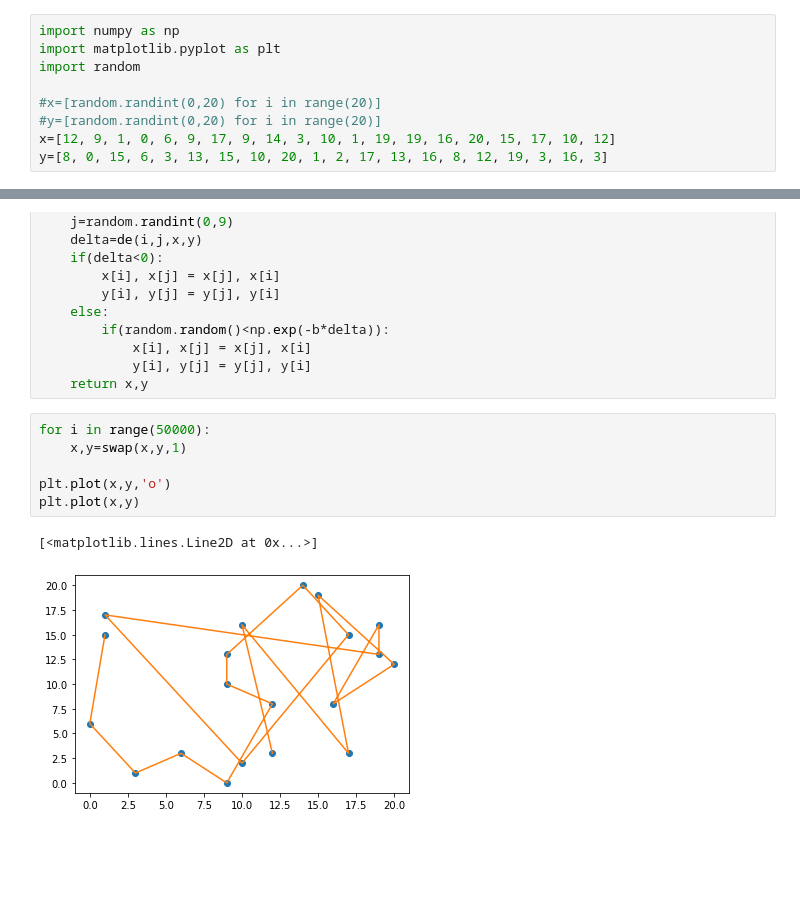
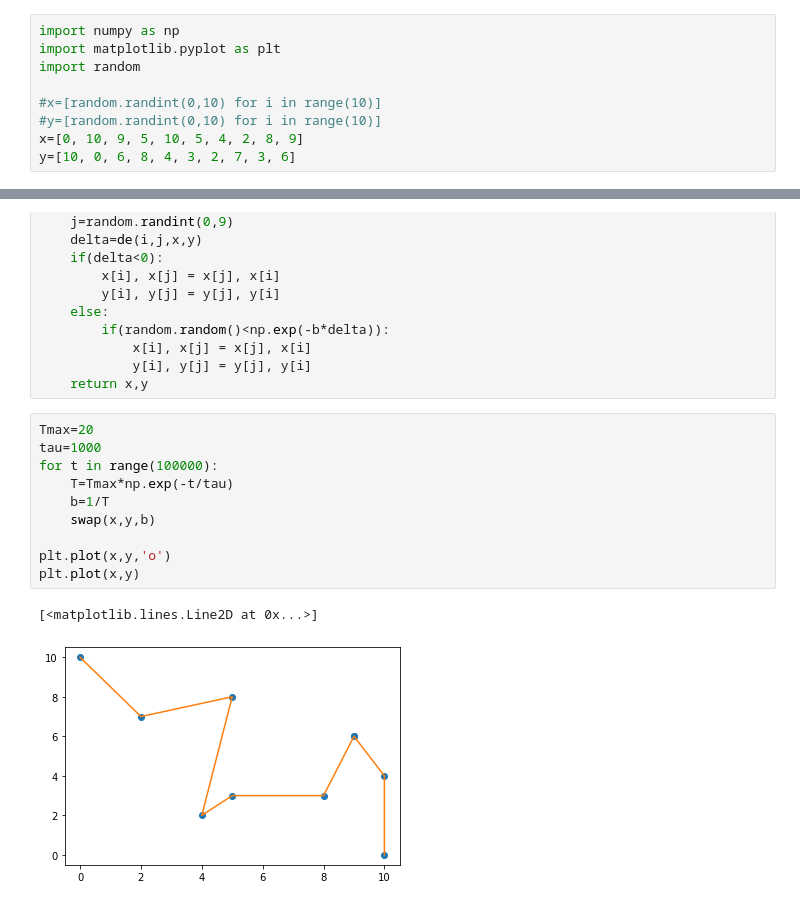
Before and after one commit to bjmin/bmin_comphys, a Jupyter notebook: homework21/cp/assignment9.ipynb, the cells around one changed output, grey strips where cells are left out. Cells and saved outputs as stored; diff of their text form; blank space fills up the shorter version.

```diff
--- a/homework21/cp/assignment9.ipynb
+++ b/homework21/cp/assignment9.ipynb
@@ -7,10 +7,10 @@ import numpy as np
 import matplotlib.pyplot as plt
 import random
 
-#x=[random.randint(0,20) for i in range(20)]
-#y=[random.randint(0,20) for i in range(20)]
-x=[12, 9, 1, 0, 6, 9, 17, 9, 14, 3, 10, 1, 19, 19, 16, 20, 15, 17, 10, 12]
-y=[8, 0, 15, 6, 3, 13, 15, 10, 20, 1, 2, 17, 13, 16, 8, 12, 19, 3, 16, 3]
+#x=[random.randint(0,10) for i in range(10)]
+#y=[random.randint(0,10) for i in range(10)]
+x=[0, 10, 9, 5, 10, 5, 4, 2, 8, 9]
+y=[10, 0, 6, 8, 4, 3, 2, 7, 3, 6]
 # %%
 plt.plot(x,y,'o')
 # %% [output]
@@ -54,11 +54,15 @@ def swap(x,y,b):
             y[i], y[j] = y[j], y[i]
     return x,y
 # %%
-for i in range(50000):
-    x,y=swap(x,y,1)
+Tmax=20
+tau=1000
+for t in range(100000):
+    T=Tmax*np.exp(-t/tau)
+    b=1/T
+    swap(x,y,b)
 
 plt.plot(x,y,'o')
 plt.plot(x,y)
 # %% [output]
 [<matplotlib.lines.Line2D at 0x...>]
-[figure, old version]
+[figure, new version]
```
Also changed, not shown: parts of 3 cells of this notebook.
